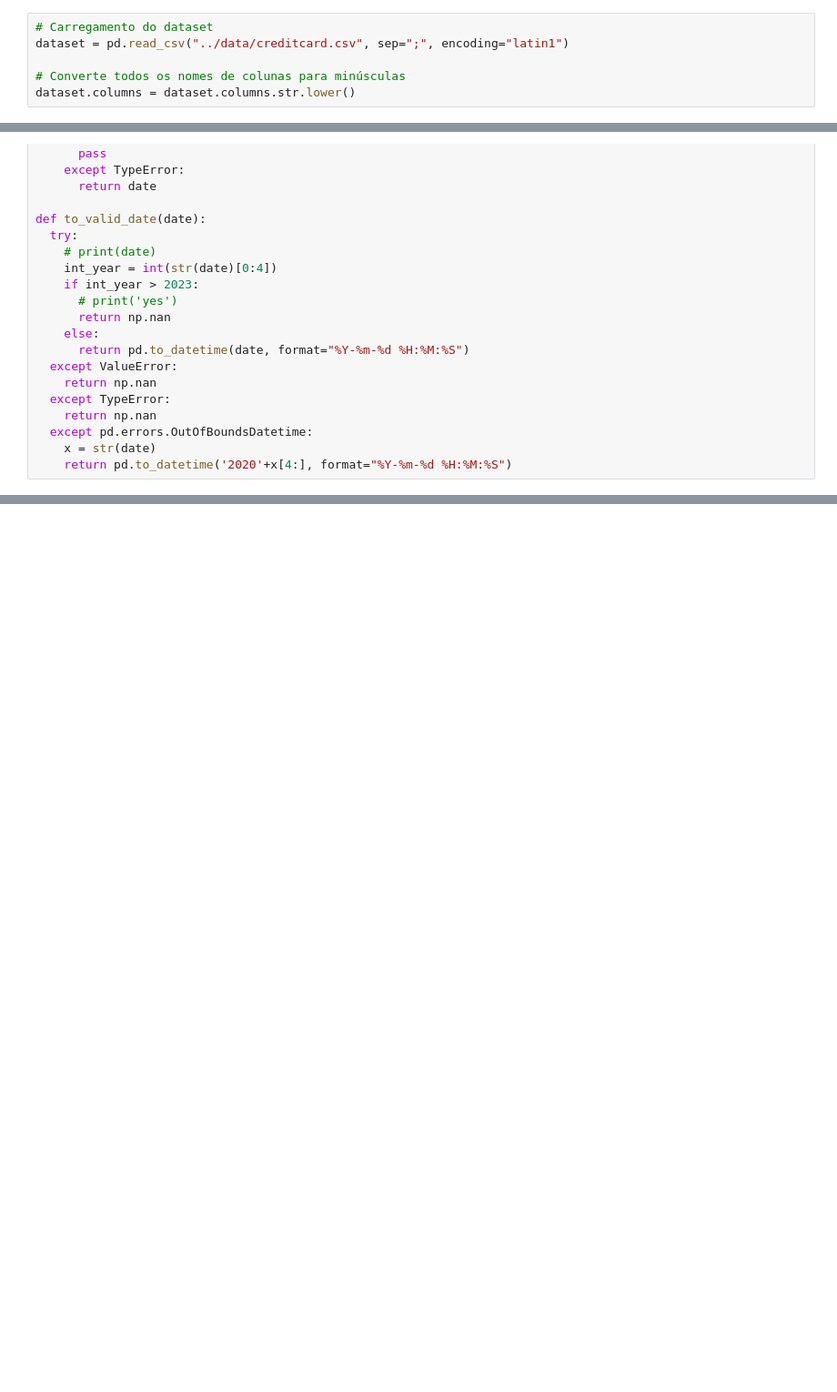
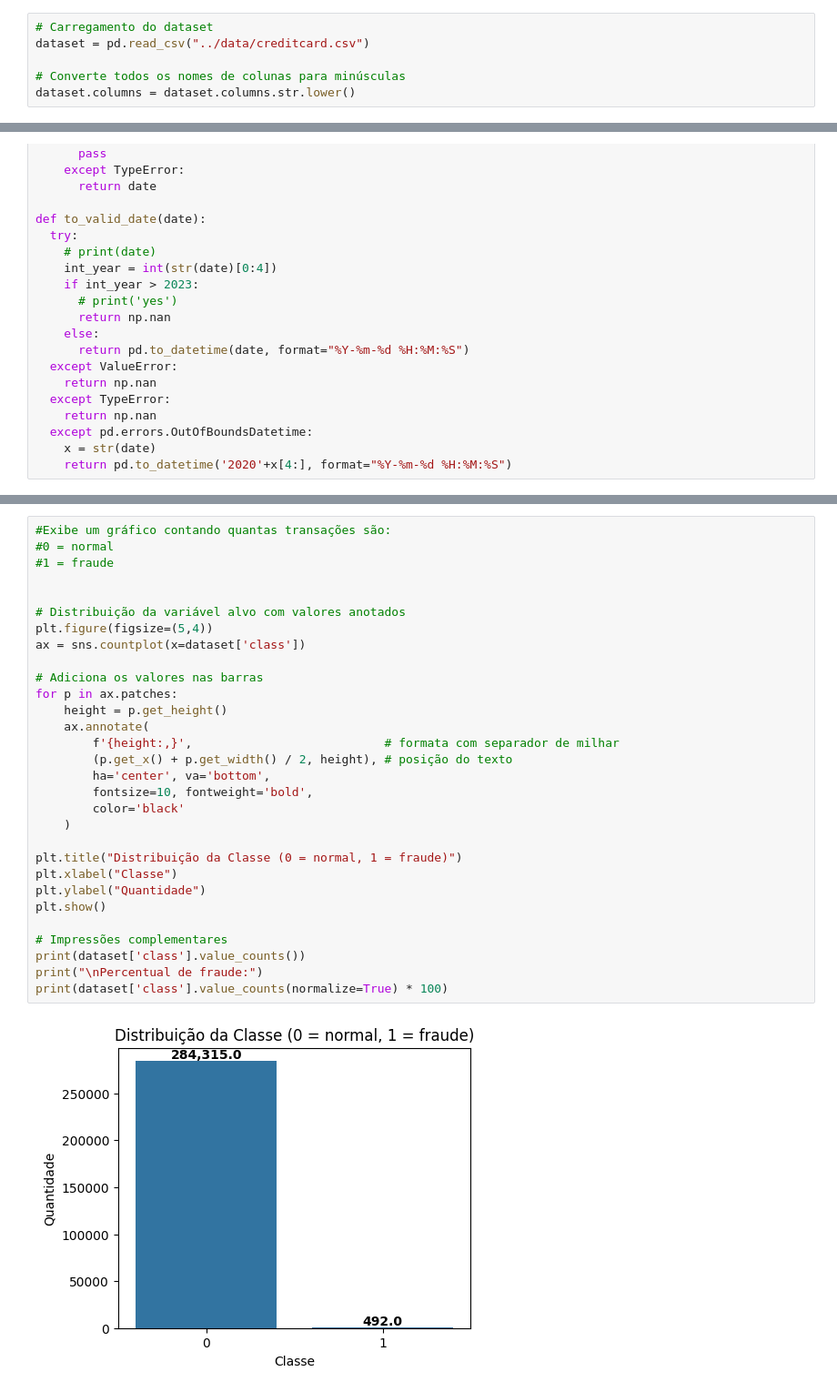
Before and after one commit to Aquiles-Moroni/fraude-cartao-credito, a Jupyter notebook: src/main.ipynb, the cells around one changed output, grey strips where cells are left out. Shown at 91% size. Cells and saved outputs as stored; diff of their text form; blank space fills up the shorter version.

```diff
--- a/src/main.ipynb
+++ b/src/main.ipynb
@@ -15,7 +15,7 @@ from sklearn.model_selection import train_test_split
 from sklearn.metrics import confusion_matrix, classification_report
 # %%
 # Carregamento do dataset
-dataset = pd.read_csv("../data/creditcard.csv", sep=";", encoding="latin1")
+dataset = pd.read_csv("../data/creditcard.csv")
 
 # Converte todos os nomes de colunas para minúsculas
 dataset.columns = dataset.columns.str.lower()
@@ -50,0 +118,32 @@ def to_valid_date(date):
+# %%
+#Exibe um gráfico contando quantas transações são:
+#0 = normal
+#1 = fraude
+
+
+# Distribuição da variável alvo com valores anotados
+plt.figure(figsize=(5,4))
+ax = sns.countplot(x=dataset['class'])
+
+# Adiciona os valores nas barras
+for p in ax.patches:
+    height = p.get_height()
+    ax.annotate(
+        f'{height:,}',                           # formata com separador de milhar
+        (p.get_x() + p.get_width() / 2, height), # posição do texto
+        ha='center', va='bottom',
+        fontsize=10, fontweight='bold',
+        color='black'
+    )
+
+plt.title("Distribuição da Classe (0 = normal, 1 = fraude)")
+plt.xlabel("Classe")
+plt.ylabel("Quantidade")
+plt.show()
+
+# Impressões complementares
+print(dataset['class'].value_counts())
+print("\nPercentual de fraude:")
+print(dataset['class'].value_counts(normalize=True) * 100)
+# %% [output]
+[figure, added]
```
Also changed, not shown: parts of 13 cells of this notebook.
